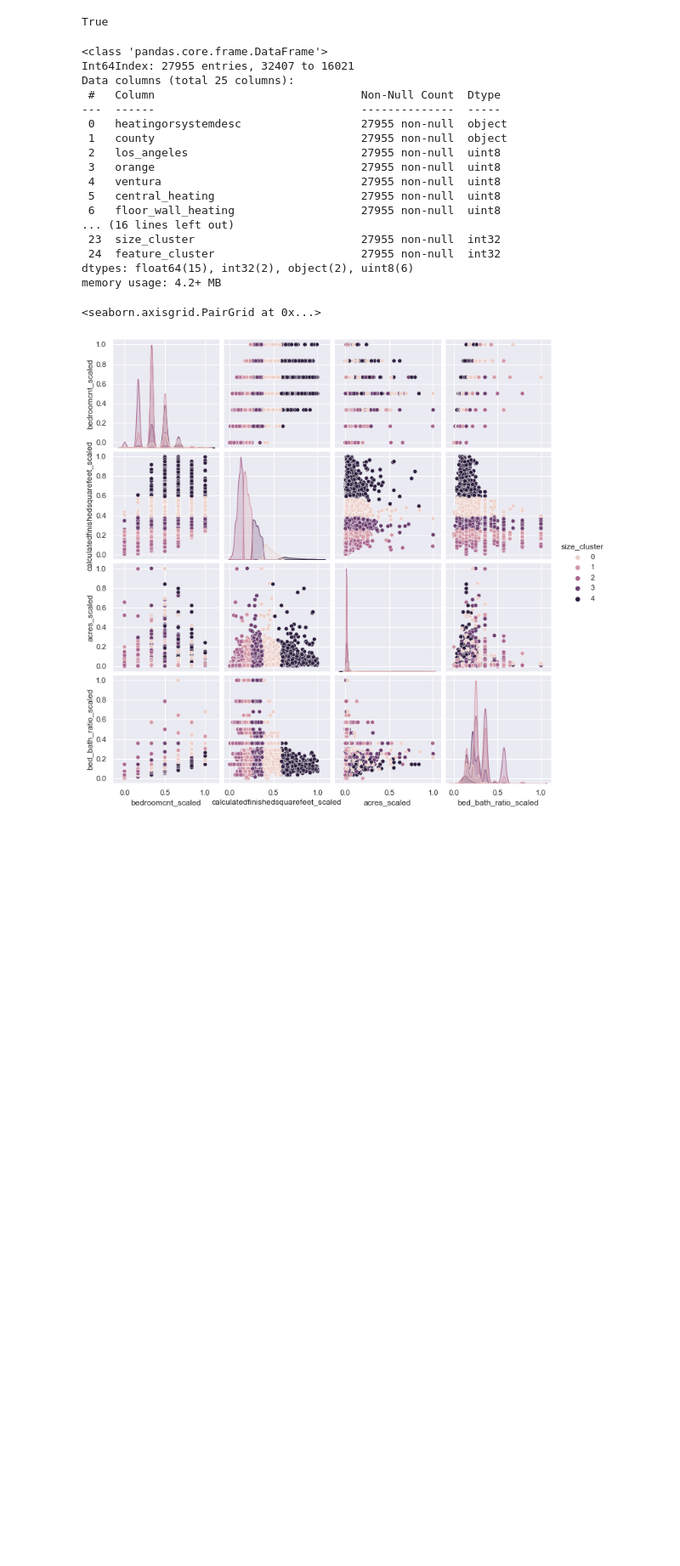
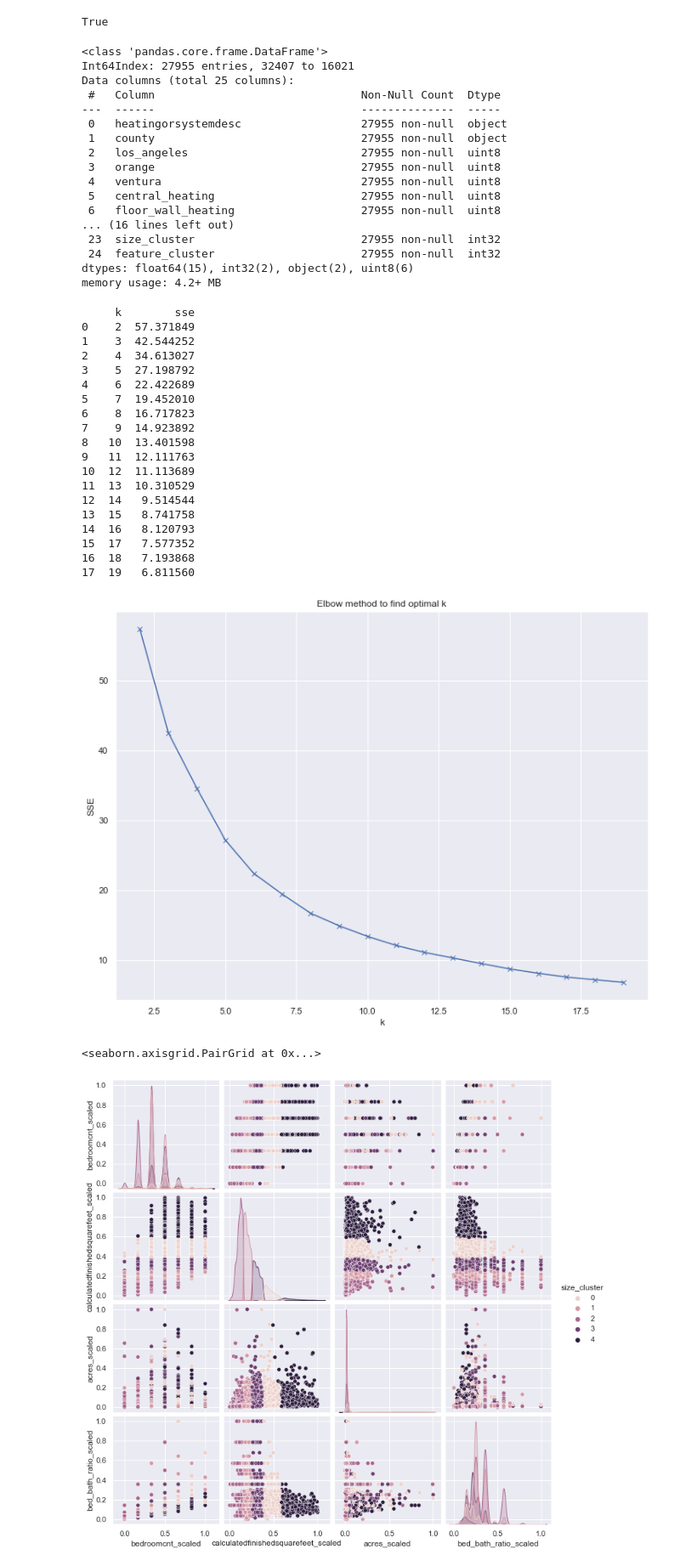
Before and after one commit to dlmitc3/Zillow_Clustering_Project-, a Jupyter notebook: zillow_explore.ipynb, the cells around one changed output. Shown at 85% size. Cells and saved outputs as stored; diff of their text form; code cells hidden in the pictures; blank space fills up the shorter version.

```diff
--- a/zillow_explore.ipynb
+++ b/zillow_explore.ipynb
@@ -531,6 +531,29 @@ Data columns (total 25 columns):
  24  feature_cluster                      27955 non-null  int32
 dtypes: float64(15), int32(2), object(2), uint8(6)
 memory usage: 4.2+ MB
+# %%
+elbow_plot(value_vars, X_train_scaled)
+# %% [output]
+     k        sse
+0    2  57.371849
+1    3  42.544252
+2    4  34.613027
+3    5  27.198792
+4    6  22.422689
+5    7  19.452010
+6    8  16.717823
+7    9  14.923892
+8   10  13.401598
+9   11  12.111763
+10  12  11.113689
+11  13  10.310529
+12  14   9.514544
+13  15   8.741758
+14  16   8.120793
+15  17   7.577352
+16  18   7.193868
+17  19   6.811560
+[figure, added]
 # %%
 plt_df = X_train_scaled[['bedroomcnt_scaled', 'calculatedfinishedsquarefeet_scaled',
                     'acres_scaled', 'bed_bath_ratio_scaled', 'size_cluster']]
```
Also changed, not shown: parts of 28 cells of this notebook.
